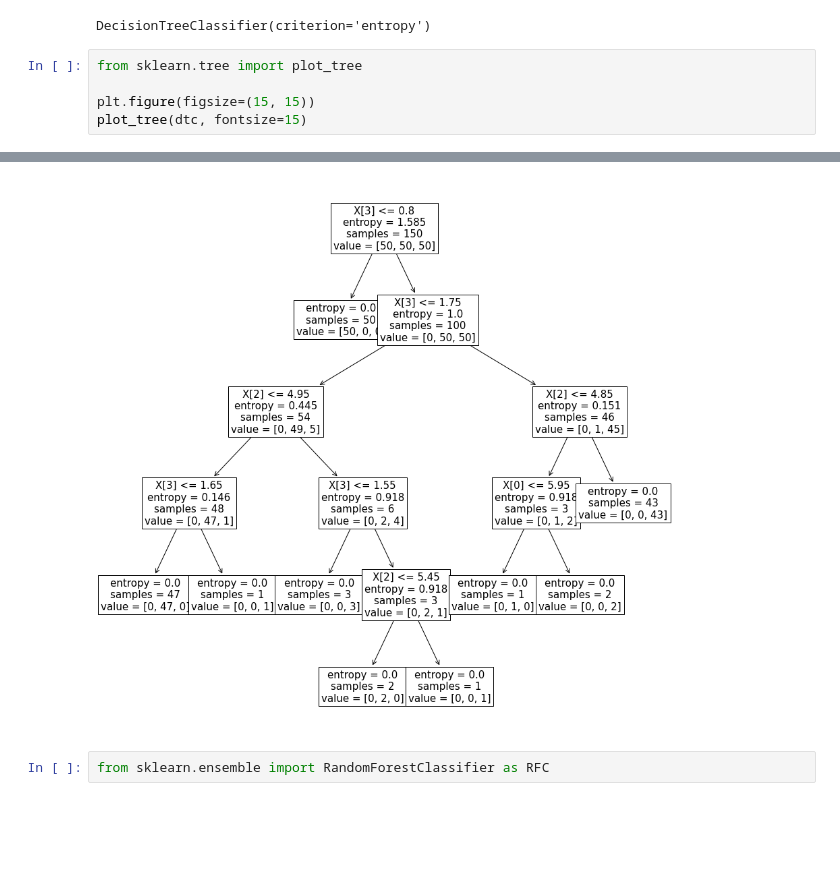
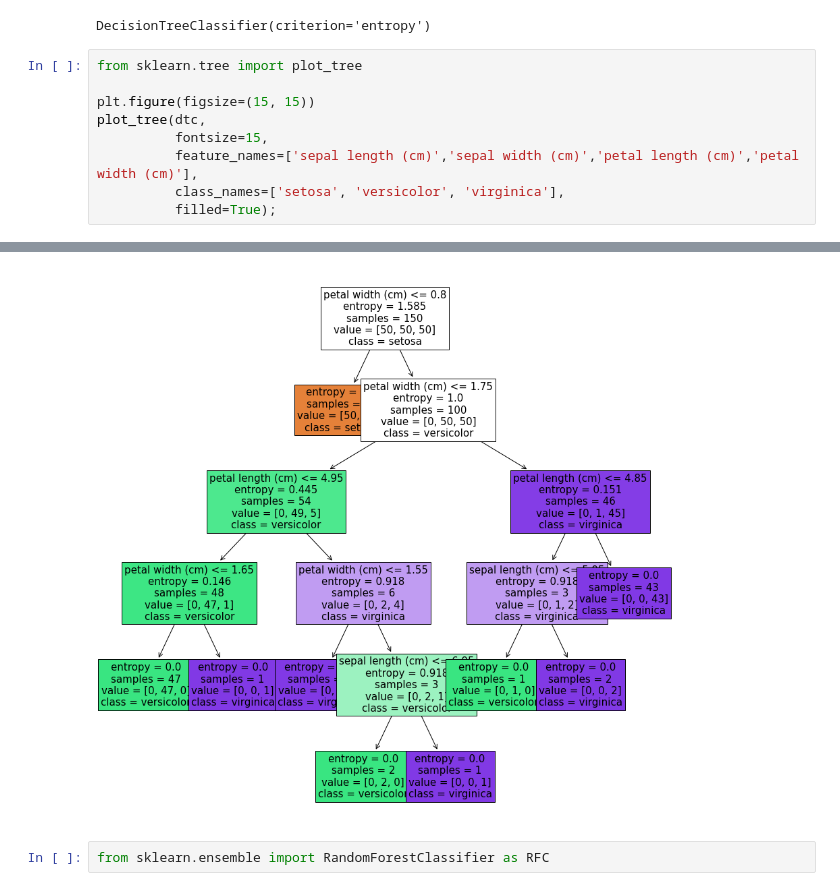
Before and after one commit to Ironhack-Data-Madrid-Abril-2021/Material_Clase, a Jupyter notebook: semana_6/2.2 - Clasificacion.ipynb, the cells around one changed output, grey strips where cells are left out. Cells and saved outputs as stored; diff of their text form; blank space fills up the shorter version.

```diff
--- a/semana_6/2.2 - Clasificacion.ipynb
+++ b/semana_6/2.2 - Clasificacion.ipynb
@@ -362,5 +363,9 @@ DecisionTreeClassifier(criterion='entropy')
 from sklearn.tree import plot_tree
 
 plt.figure(figsize=(15, 15))
-plot_tree(dtc, fontsize=15)
+plot_tree(dtc,
+          fontsize=15,
+          feature_names=['sepal length (cm)','sepal width (cm)','petal length (cm)','petal width (cm)'],
+          class_names=['setosa', 'versicolor', 'virginica'],
+          filled=True);
 # %% [output]
@@ -384,4 +372,4 @@ plot_tree(dtc, fontsize=15)
-[figure, old version]
+[figure, new version]
 # %%
 from sklearn.ensemble import RandomForestClassifier as RFC
 # %%
```
Also changed, not shown: parts of 8 cells of this notebook, 1 other file.
